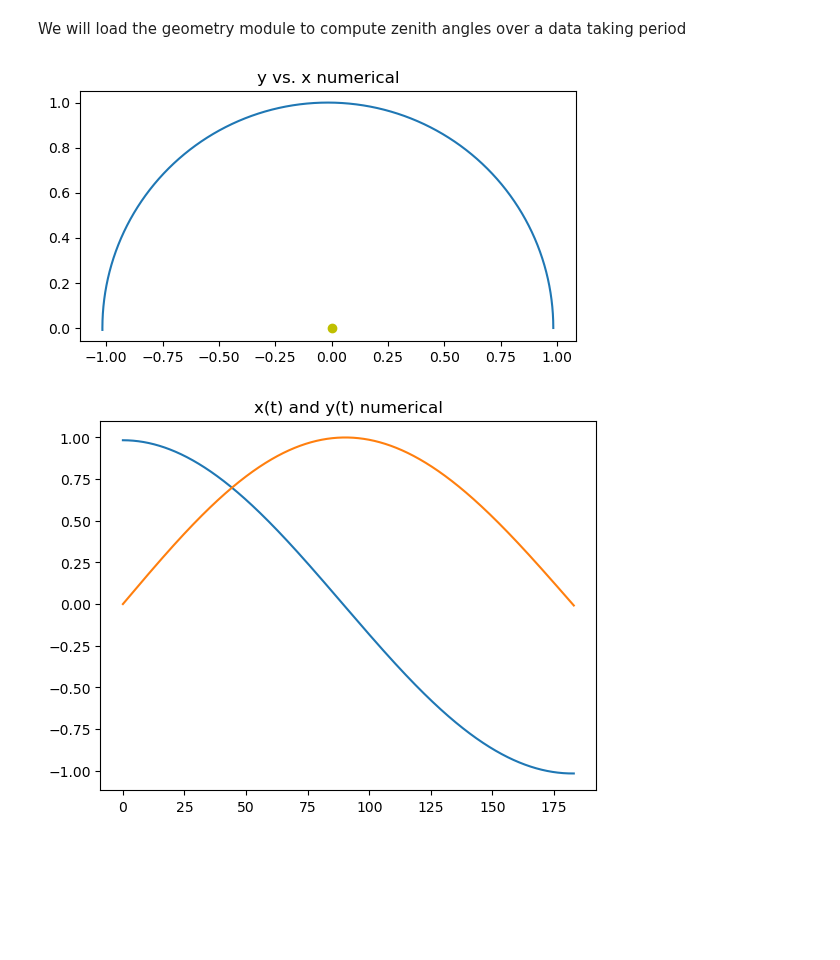
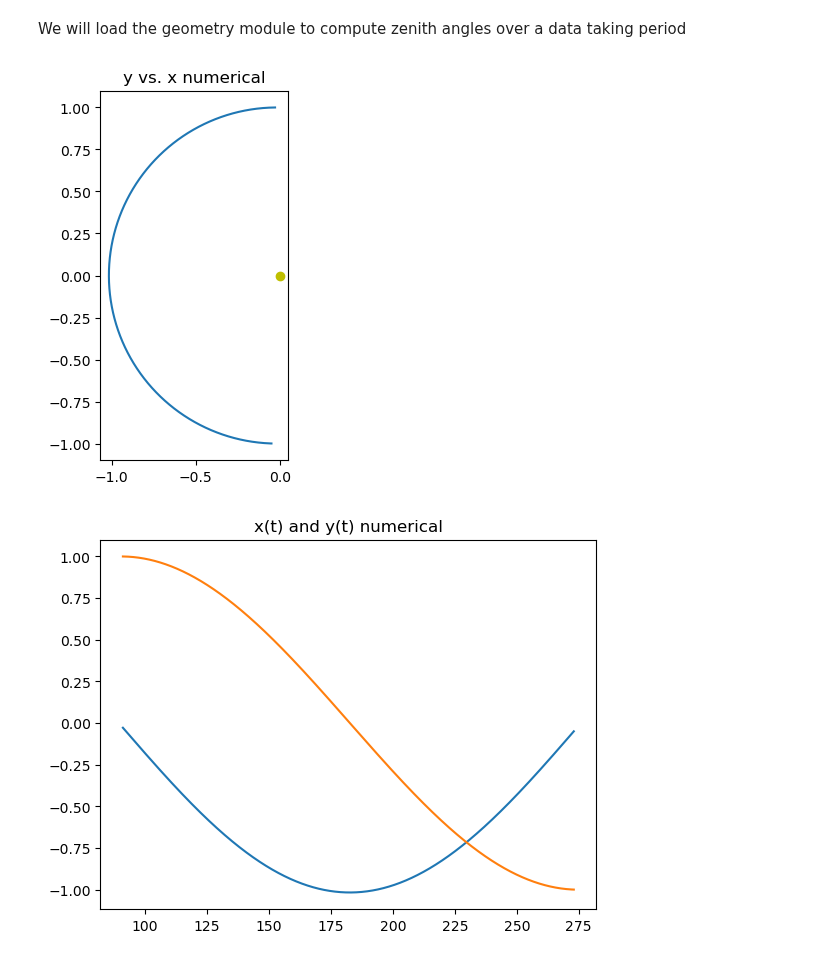
Before and after one commit to SNuDD/SNuDD, a Jupyter notebook: notebooks/earth_motion.ipynb, the cells around one changed output. Cells and saved outputs as stored; diff of their text form; code cells hidden in the pictures; blank space fills up the shorter version.

```diff
--- a/notebooks/earth_motion.ipynb
+++ b/notebooks/earth_motion.ipynb
@@ -12,33 +12,40 @@ from snudd.geometry import SolarAngles
 # %% [markdown]
 We will load the geometry module to compute zenith angles over a data taking period
 # %%
-GranSasso = SolarAngles(latitude=42.47, t0=0, T=183)
+# Data taking period:
+# t0 - beginning in days after 3rd January (perihelion)
+# T  - duration of data taking beginngin at t0 in days
+t0 = 91
+T  = 182
+
+GranSasso = SolarAngles(latitude=42.47, t0=t0, T=T)
 
 # Calculate orbital positions
 times, coords = GranSasso.orbit()
 x, y = coords.T[:2]
+dist = np.sqrt(np.pow(x,2) + np.pow(y,2))     # Earth-Sun distance r in AU
 
 
 
 # Plot orbit and angles
 if True:
     f = plt.figure()
     # f.set_figheight(15)
     plt.subplot(1, 1, 1)
     plt.plot(x, y)
     plt.plot([0], [0], 'oy')
     plt.gca().set_aspect('equal')
     plt.title('y vs. x numerical')
     plt.show()
 
     plt.subplot(1, 1, 1)
     plt.plot(times, x)
     plt.plot(times, y)
     # plt.xlim(-pi, pi)
     plt.title('x(t) and y(t) numerical')
 # %% [output]
-[figure, old version]
+[figure, new version]
-[figure, old version]
+[figure, new version]
 # %%
 # Calculate zenith angles in data taking period
 times, zens = GranSasso.zenith_angles()
```
Also changed, not shown: parts of 1 cell of this notebook, 1 other file.
